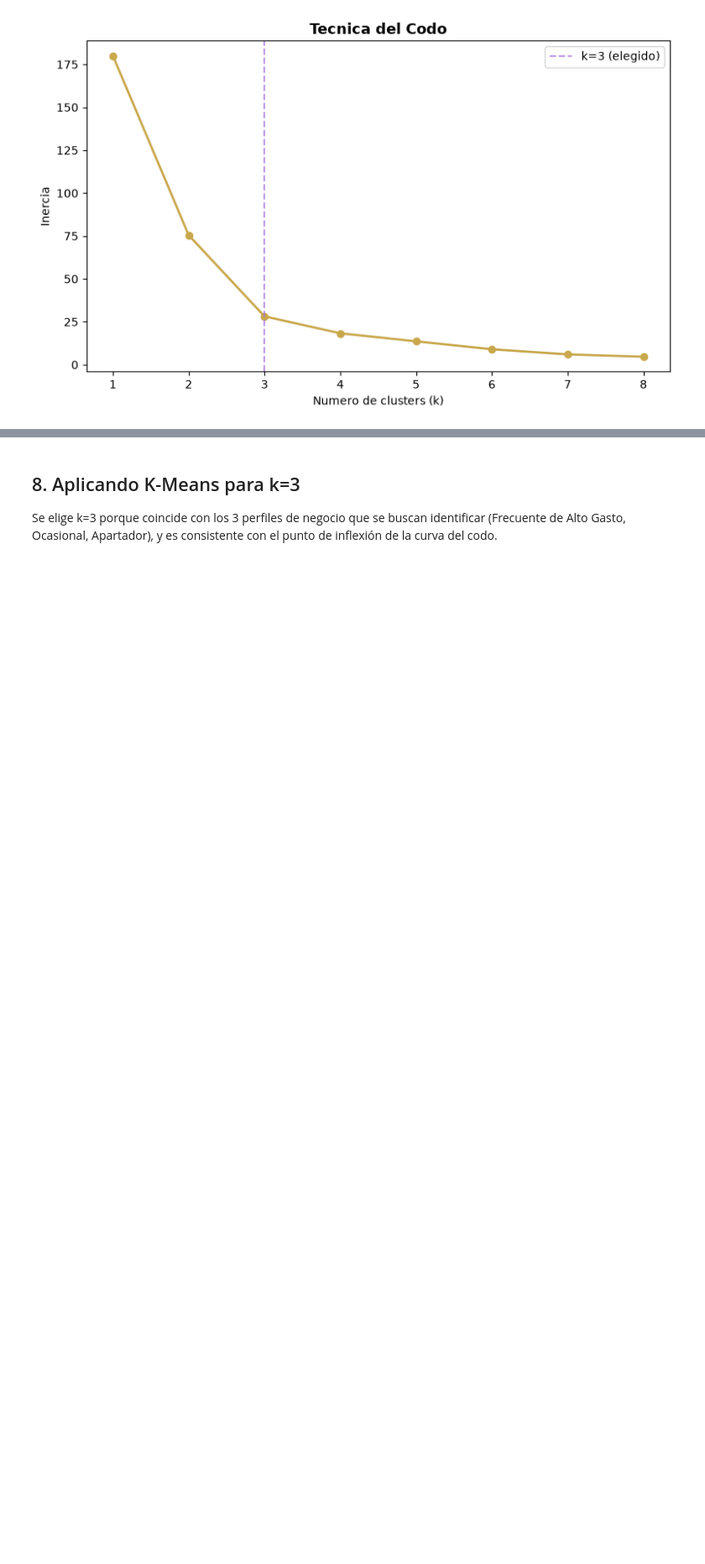
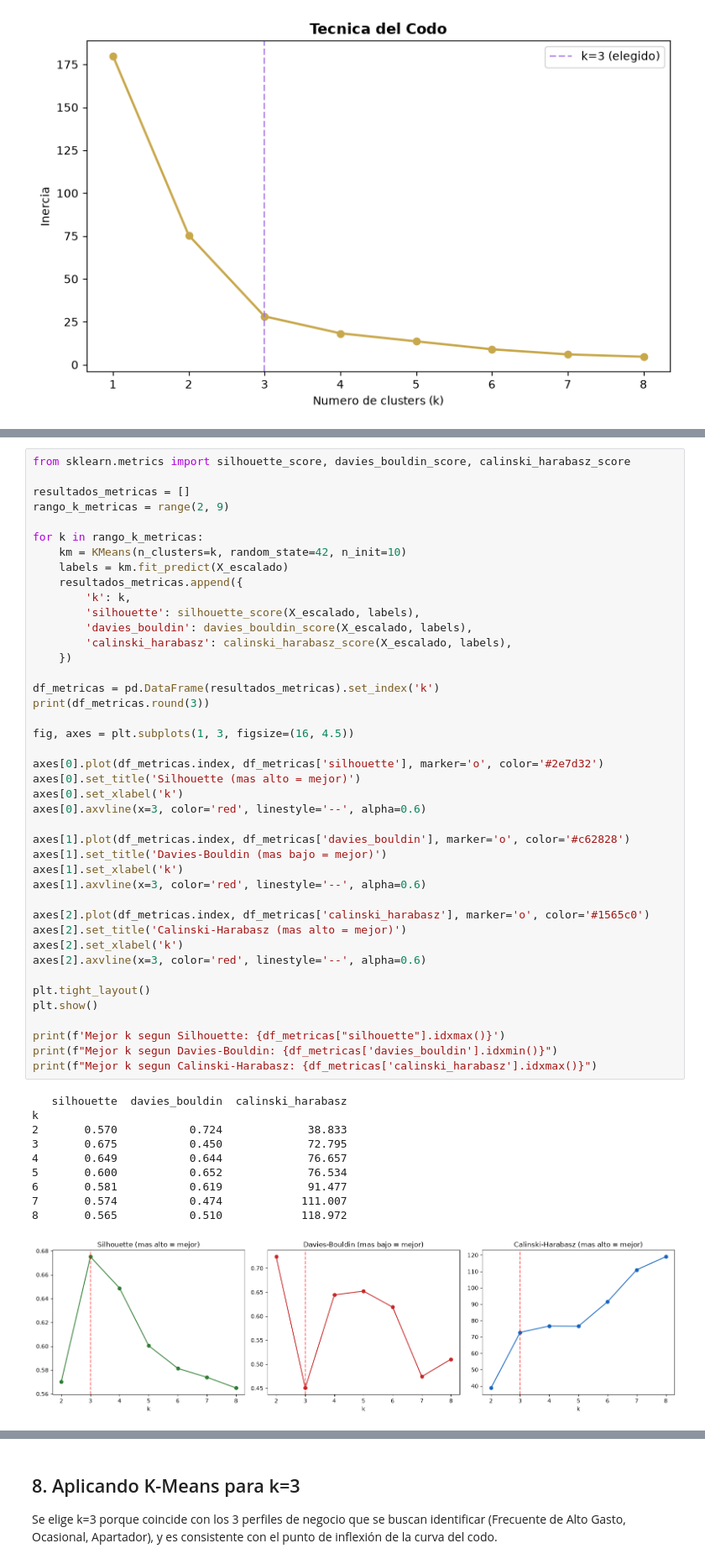
Before and after one commit to joyeria258076-cell/joyeria-diana-laura-ml, a Jupyter notebook: segmentacion_clientes.ipynb, the cells around one changed output, grey strips where cells are left out. Shown at 84% size. Drawn from its saved outputs; the diff is of its cells as text; blank space fills up the shorter version.

```diff
--- a/segmentacion_clientes.ipynb
+++ b/segmentacion_clientes.ipynb
@@ -200,0 +227,53 @@ plt.show()
+# %%
+from sklearn.metrics import silhouette_score, davies_bouldin_score, calinski_harabasz_score
+
+resultados_metricas = []
+rango_k_metricas = range(2, 9)
+
+for k in rango_k_metricas:
+    km = KMeans(n_clusters=k, random_state=42, n_init=10)
+    labels = km.fit_predict(X_escalado)
+    resultados_metricas.append({
+        'k': k,
+        'silhouette': silhouette_score(X_escalado, labels),
+        'davies_bouldin': davies_bouldin_score(X_escalado, labels),
+        'calinski_harabasz': calinski_harabasz_score(X_escalado, labels),
+    })
+
+df_metricas = pd.DataFrame(resultados_metricas).set_index('k')
+print(df_metricas.round(3))
+
+fig, axes = plt.subplots(1, 3, figsize=(16, 4.5))
+
+axes[0].plot(df_metricas.index, df_metricas['silhouette'], marker='o', color='#2e7d32')
+axes[0].set_title('Silhouette (mas alto = mejor)')
+axes[0].set_xlabel('k')
+axes[0].axvline(x=3, color='red', linestyle='--', alpha=0.6)
+
+axes[1].plot(df_metricas.index, df_metricas['davies_bouldin'], marker='o', color='#c62828')
+axes[1].set_title('Davies-Bouldin (mas bajo = mejor)')
+axes[1].set_xlabel('k')
+axes[1].axvline(x=3, color='red', linestyle='--', alpha=0.6)
+
+axes[2].plot(df_metricas.index, df_metricas['calinski_harabasz'], marker='o', color='#1565c0')
+axes[2].set_title('Calinski-Harabasz (mas alto = mejor)')
+axes[2].set_xlabel('k')
+axes[2].axvline(x=3, color='red', linestyle='--', alpha=0.6)
+
+plt.tight_layout()
+plt.show()
+
+print(f'Mejor k segun Silhouette: {df_metricas["silhouette"].idxmax()}')
+print(f"Mejor k segun Davies-Bouldin: {df_metricas['davies_bouldin'].idxmin()}")
+print(f"Mejor k segun Calinski-Harabasz: {df_metricas['calinski_harabasz'].idxmax()}")
+# %% [output]
+   silhouette  davies_bouldin  calinski_harabasz
+k
+2       0.570           0.724             38.833
+3       0.675           0.450             72.795
+4       0.649           0.644             76.657
+5       0.600           0.652             76.534
+6       0.581           0.619             91.477
+7       0.574           0.474            111.007
+8       0.565           0.510            118.972
+[figure, added]
```
Also changed, not shown: parts of 4 cells of this notebook.
